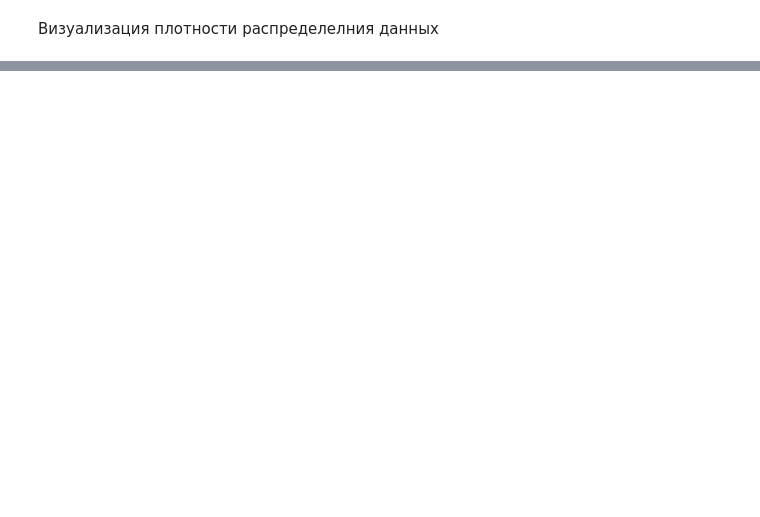
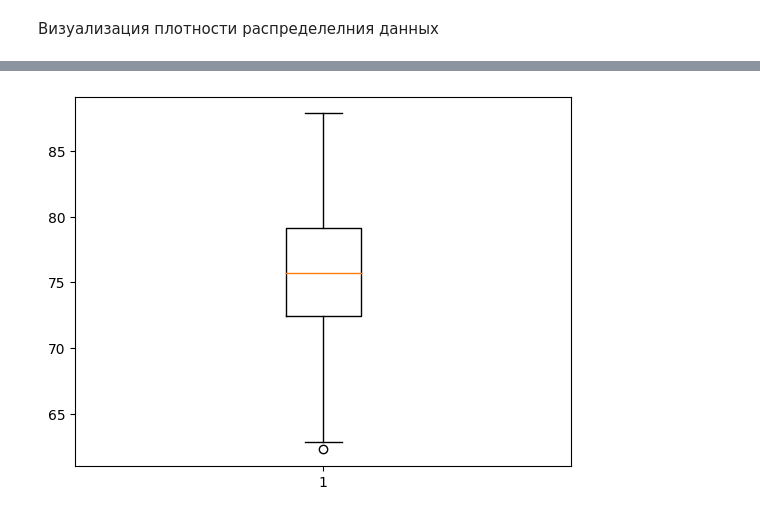
Before and after one commit to oleg61/DataScient, a Jupyter notebook: Practica.ipynb, the cells around one changed output, grey strips where cells are left out. Drawn from its saved outputs; the diff is of its cells as text; code cells hidden in the pictures; blank space fills up the shorter version.

```diff
--- a/Practica.ipynb
+++ b/Practica.ipynb
@@ -60,0 +105,5 @@ plt.show()
+# %%
+plt.boxplot(df['Weight'])
+plt.show()
+# %% [output]
+[figure, added]
```
Also changed, not shown: parts of 15 cells of this notebook.
